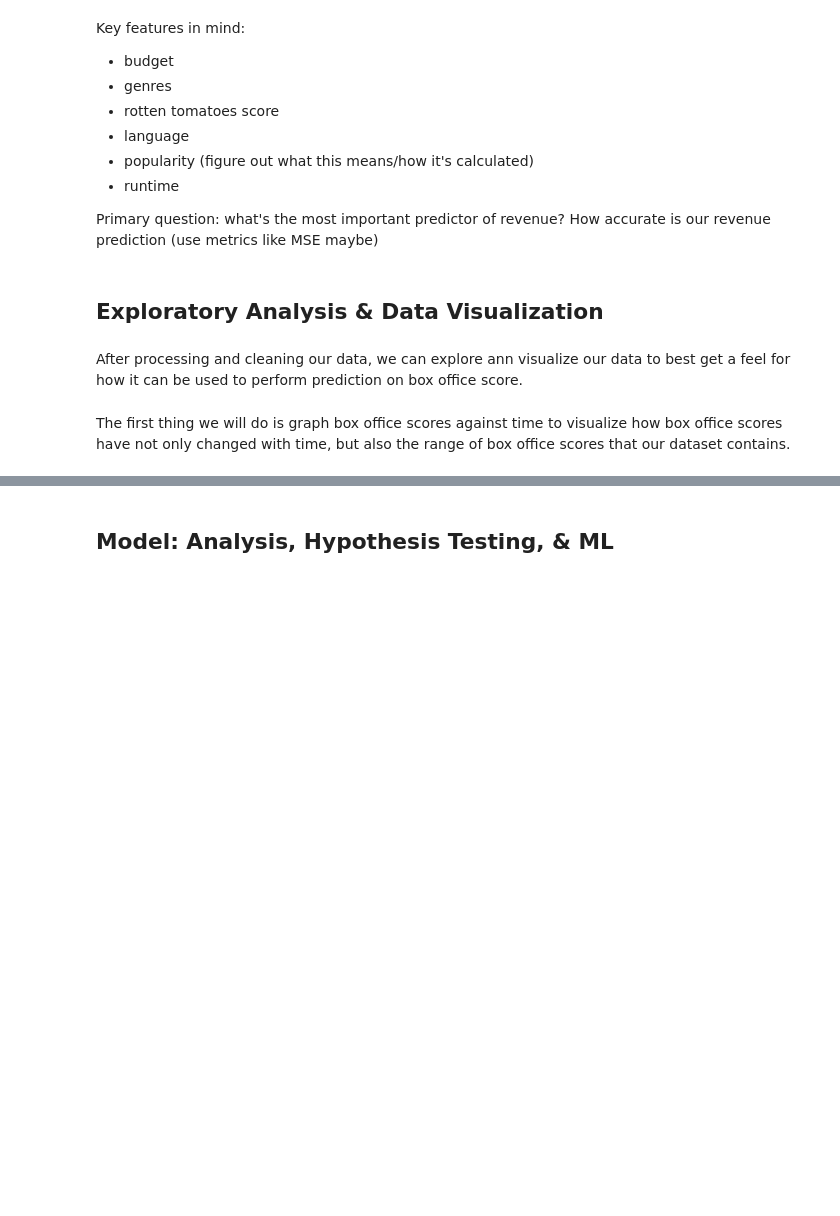
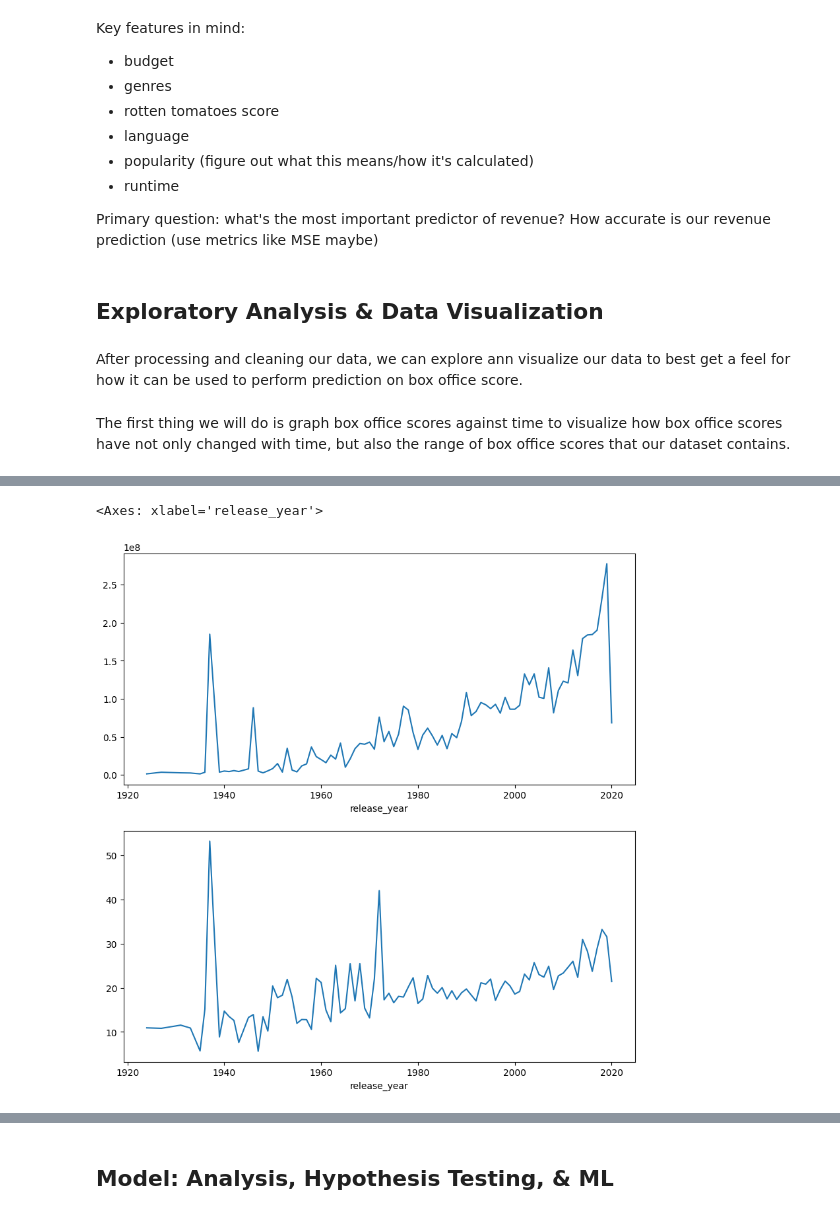
Before and after one commit to cmsc320-gautham-evan-arjun/cmsc320-gautham-evan-arjun.github.io, a Jupyter notebook: finaltutorial.ipynb, the cells around one changed output, grey strips where cells are left out. Cells and saved outputs as stored; diff of their text form; code cells hidden in the pictures; blank space fills up the shorter version.

```diff
--- a/finaltutorial.ipynb
+++ b/finaltutorial.ipynb
@@ -318,0 +453,13 @@ Some testing to see intersection
+# %%
+plt.figure(figsize=(10,10))
+plt.subplot(2,1,1)
+release_year_groupings= movie_df.groupby(['release_year'])
+revenue_groupings = release_year_groupings['revenue'].mean()
+sns.lineplot(x=revenue_groupings.keys(),y=revenue_groupings.values)
+plt.subplot(2,1,2)
+
+popularity_groupings = release_year_groupings['popularity'].mean()
+sns.lineplot(x=popularity_groupings.keys(),y=popularity_groupings.values)
+# %% [output]
+<Axes: xlabel='release_year'>
+[figure, added]
```
Also changed, not shown: parts of 42 cells of this notebook.
